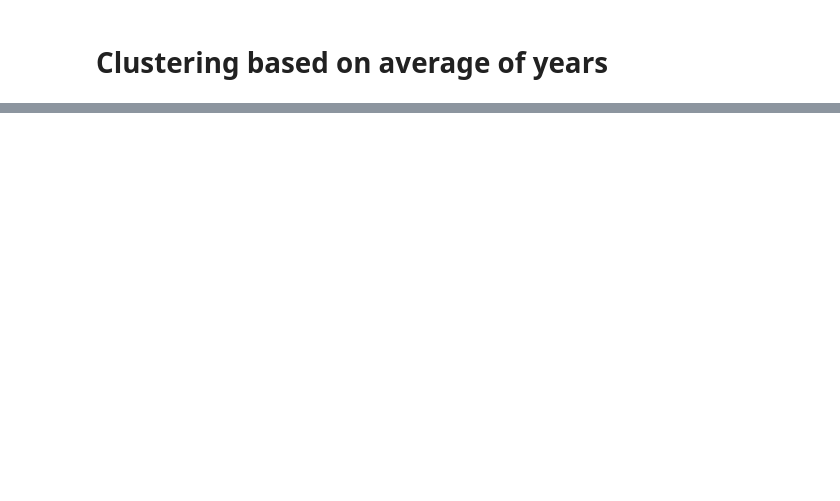
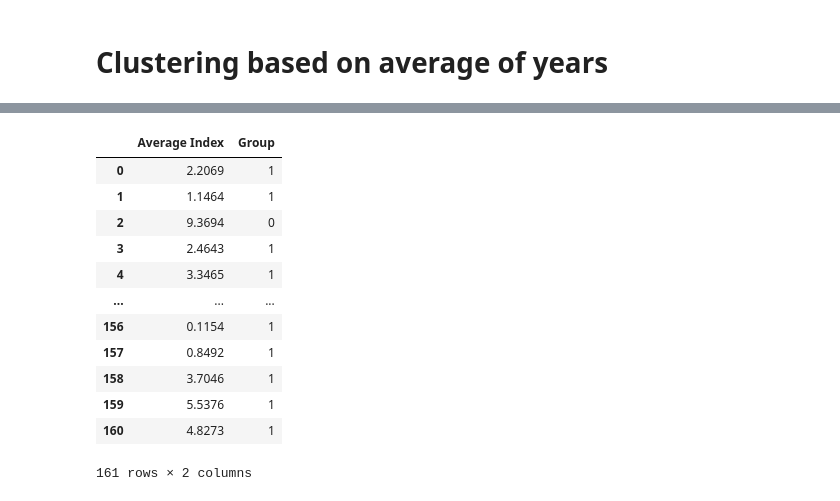
Before and after one commit to viki123v/traffic-predictions, a Jupyter notebook: notebooks/bounds.ipynb, the cells around one changed output, grey strips where cells are left out. Cells and saved outputs as stored; diff of their text form; code cells hidden in the pictures; blank space fills up the shorter version.

Commit message:
remove history based clustering | add clustering for avrg | add knn for best clustering algo

```diff
--- a/notebooks/bounds.ipynb
+++ b/notebooks/bounds.ipynb
@@ -87,0 +105,22 @@ dtype: float64
+# %%
+cluster_results=cluster_data(df3.to_frame(),StandardScaler(),KMeans(n_clusters=5))
+results['KMeans'] = {
+    "preds" : cluster_results['preds'],
+    "eval" : clean_results(cluster_results)
+}
+# %%
+linkages=['ward', 'complete', 'average', 'single']
+for linkage in linkages:
+    agglomerative_results = cluster_data(df3.to_frame(), StandardScaler(), AgglomerativeClustering(n_clusters=5,linkage=linkage))
+    results[linkage] = {
+        "preds" : agglomerative_results['preds'],
+        'eval' : clean_results(agglomerative_results)
+    }
+# %%
+model_preds = {
+    model : model_summary['preds'] for model,model_summary in results.items()
+}
+df_results = pd.DataFrame({
+    model : model_summary['eval'] for model,model_summary in results.items()
+})
+df_results = df_results.transpose()
@@ -87,0 +151,21 @@ dtype: float64
+# %%
+df_model = pd.concat([
+    df3,
+    pd.Series(model_preds['complete'])
+],axis=1)
+df_model.columns = ['Average Index', 'Group']
+df_model
+# %% [output]
+|  | Average Index | Group |
+| 0 | 2.2069 | 1 |
+| 1 | 1.1464 | 1 |
+| 2 | 9.3694 | 0 |
+| 3 | 2.4643 | 1 |
+| 4 | 3.3465 | 1 |
+| ... | ... | ... |
+| 156 | 0.1154 | 1 |
+| 157 | 0.8492 | 1 |
+| 158 | 3.7046 | 1 |
+| 159 | 5.5376 | 1 |
+| 160 | 4.8273 | 1 |
+161 rows × 2 columns
```
Also changed, not shown: parts of 22 cells of this notebook.
